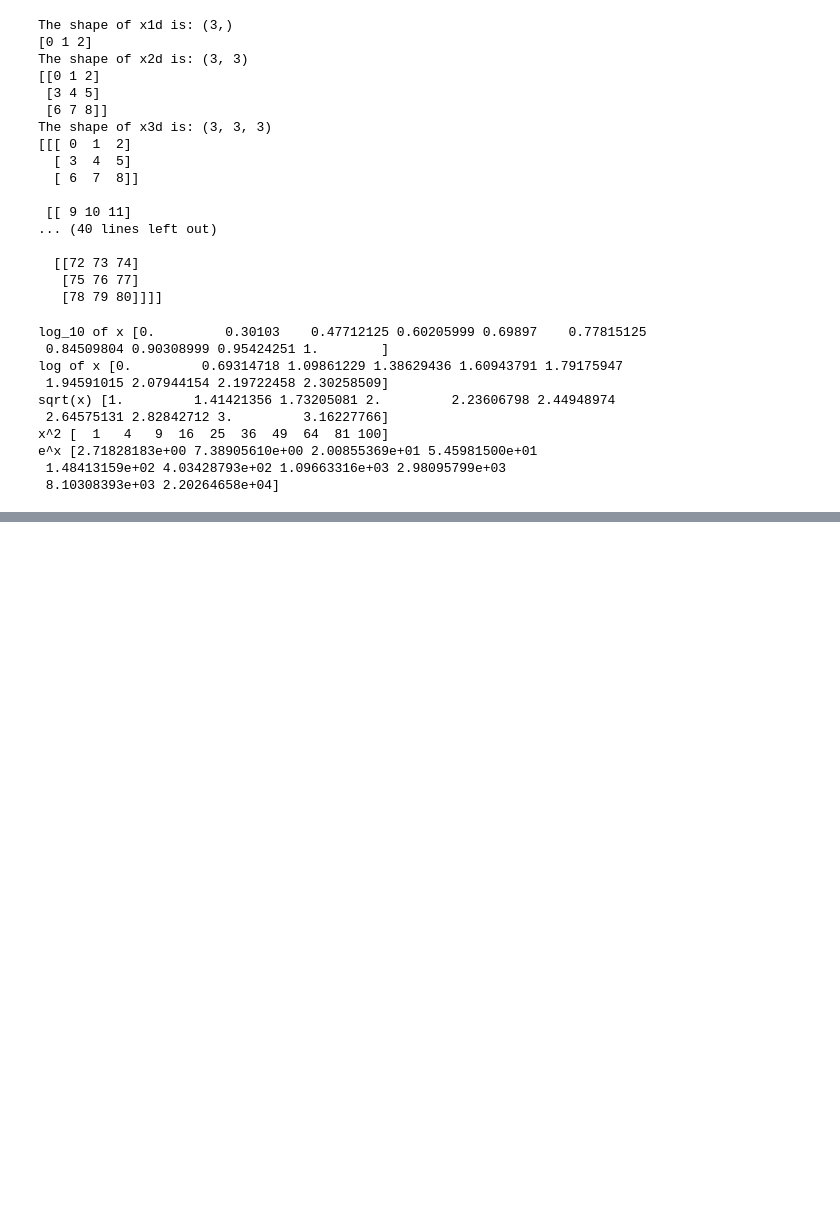
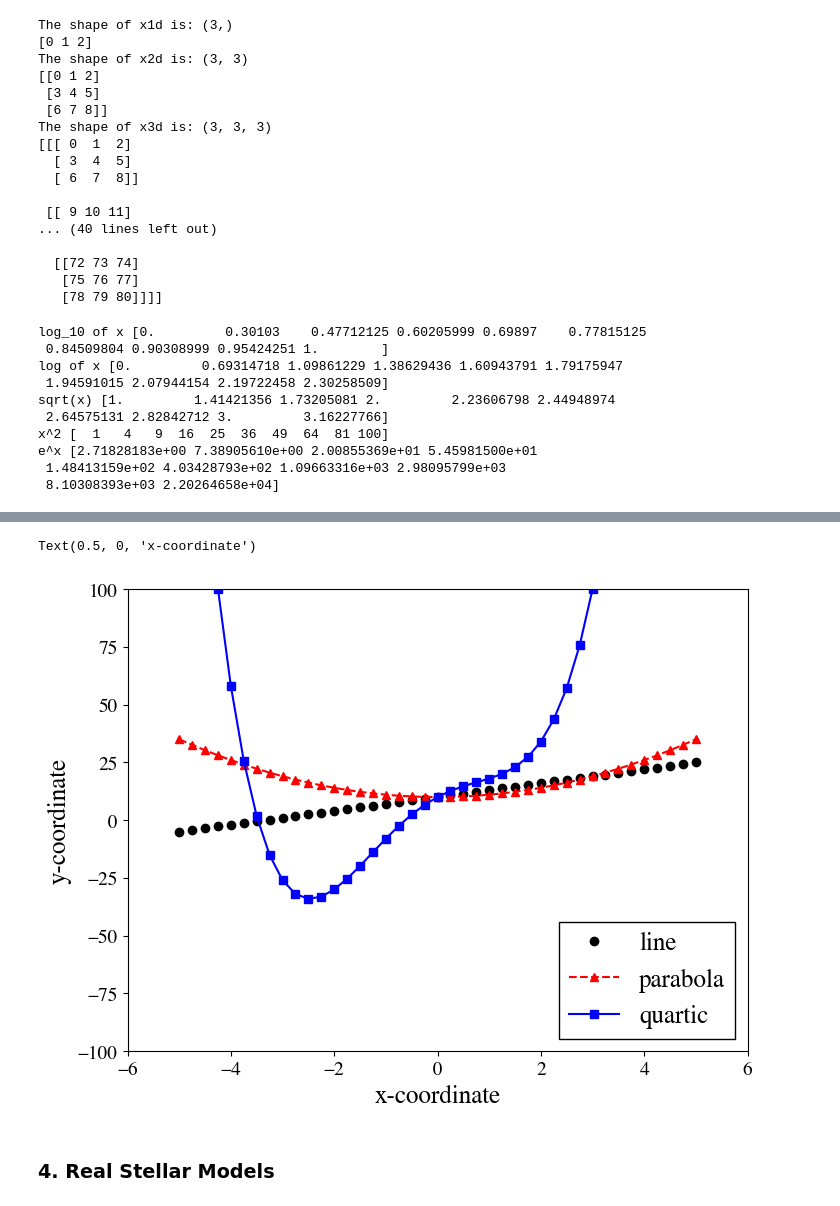
Before and after one commit to mmfausnaugh/astr4301-coding-lab-2, a Jupyter notebook: Coding-Lab-2-Stellar-Models-Soultions.ipynb, the cells around one changed output, grey strips where cells are left out. Cells and saved outputs as stored; diff of their text form; code cells hidden in the pictures; blank space fills up the shorter version.

```diff
--- a/Coding-Lab-2-Stellar-Models-Soultions.ipynb
+++ b/Coding-Lab-2-Stellar-Models-Soultions.ipynb
@@ -259,0 +311,28 @@ e^x [2.71828183e+00 7.38905610e+00 2.00855369e+01 5.45981500e+01
+# %%
+x = np.arange(-5,5.25,0.25)
+
+line = 3*x + 10
+parabola = x**2 + 10
+quartic = x**4 + x**3 - 6*x**2 +  12*x + 10
+
+#We add the "label" keyword, as the string that will
+#appear in the legend
+plt.plot(x, line, color='black', marker='o',linestyle="None", label="line")
+
+plt.plot(x, parabola, color='red', marker='^', linestyle="--", label="parabola")
+
+#the 's' is for square
+plt.plot(x, quartic, color='blue', marker='s', linestyle="-", label="quartic")
+
+plt.legend(loc="lower right")
+
+plt.ylim([-100,100])
+plt.xlim([-6,6])
+
+plt.ylabel('y-coordinate')
+plt.xlabel('x-coordinate')
+# %% [output]
+Text(0.5, 0, 'x-coordinate')
+[figure, added]
+# %% [markdown]
+### 4. Real Stellar Models
```
Also changed, not shown: parts of 7 cells of this notebook.
